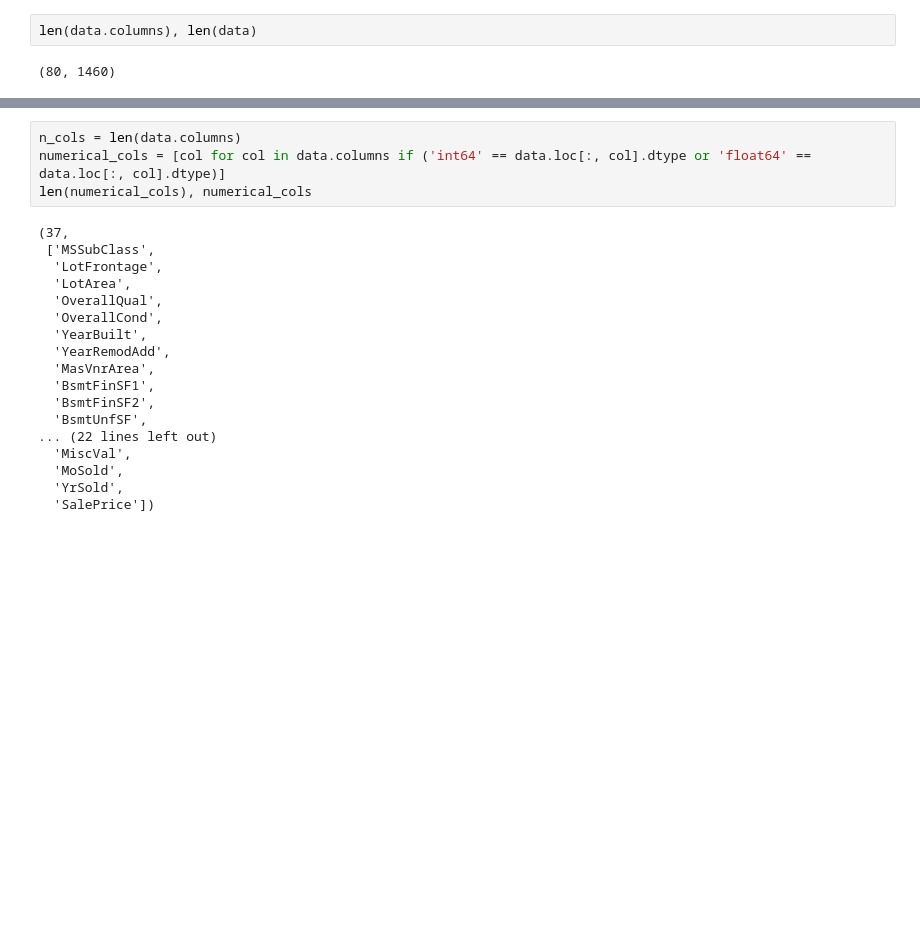
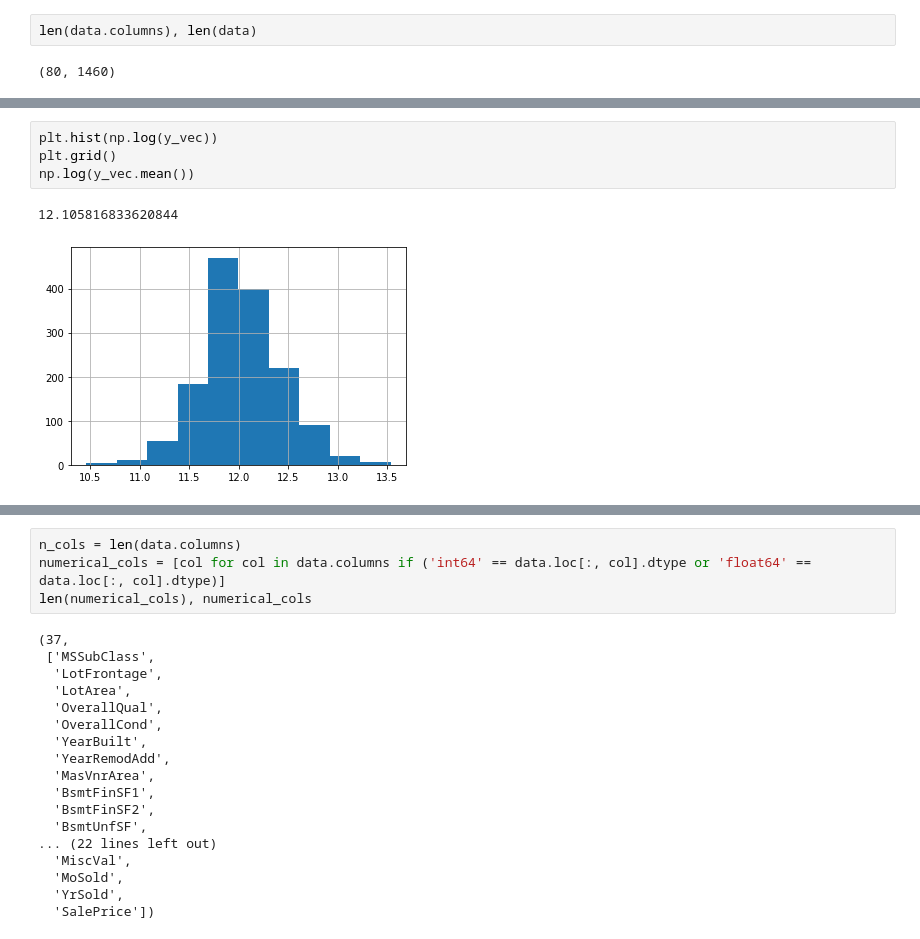
Before and after one commit to Arnaud15/house_prices_mlp, a Jupyter notebook: eda.ipynb, the cells around one changed output, grey strips where cells are left out. Saved outputs shown, nothing was run; the diff lists cells and outputs as text; blank space fills up the shorter version.

```diff
--- a/eda.ipynb
+++ b/eda.ipynb
@@ -17,0 +31,7 @@ len(data.columns), len(data)
+# %%
+plt.hist(np.log(y_vec))
+plt.grid()
+np.log(y_vec.mean())
+# %% [output]
+12.105816833620844
+[figure, added]
```
Also changed, not shown: parts of 47 cells of this notebook.
